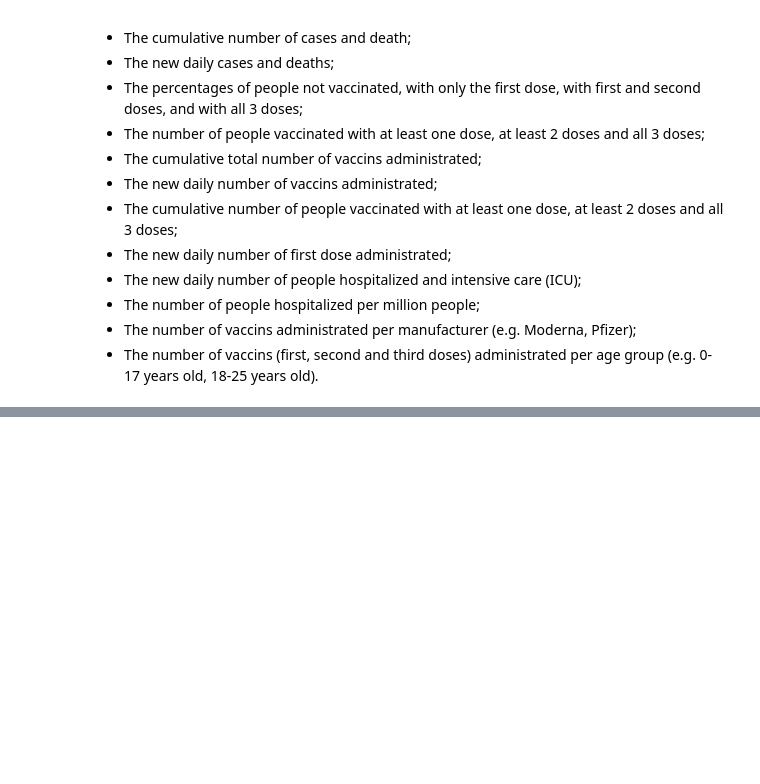
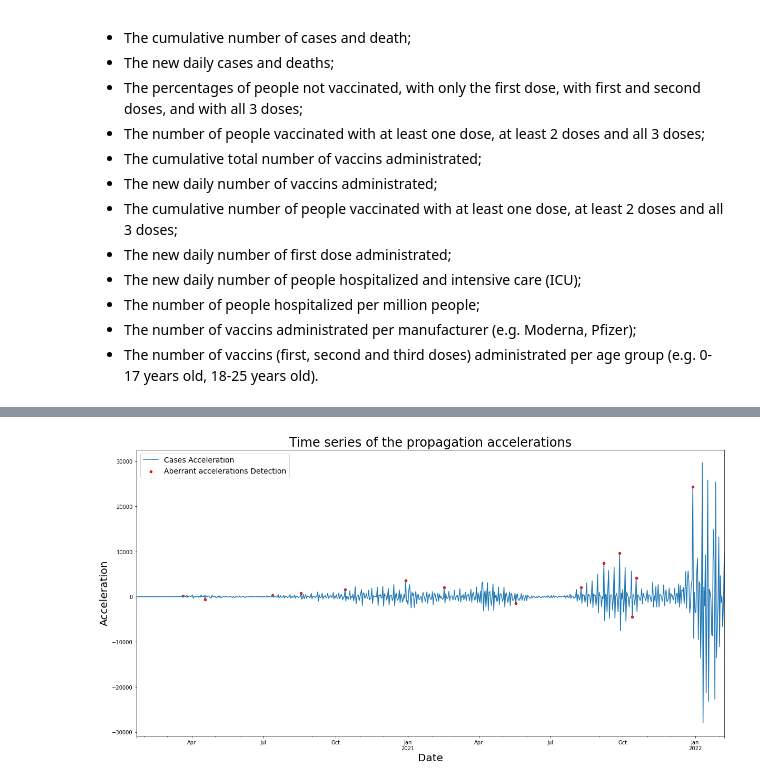
Before and after one commit to glapointe7/Covid19, a Jupyter notebook: Covid-19 Analysis.ipynb, the cells around one changed output, grey strips where cells are left out. Saved outputs shown, nothing was run; the diff lists cells and outputs as text; code cells hidden in the pictures; blank space fills up the shorter version.

```diff
--- a/Covid-19 Analysis.ipynb
+++ b/Covid-19 Analysis.ipynb
@@ -193,0 +367,5 @@ Dropdown(description='Sort by', index=1, options=('(Select a way to sort)', 'Tot
+# %%
+daily_cases['is_aberrant'] = PropagationModel.findAberrantAccelerations(np.array(daily_cases['cases_acceleration']), n=30, tau=2.5)
+PropagationModel.plotAberrantAccelerations(daily_cases)
+# %% [output]
+[figure, added]
```
Also changed, not shown: parts of 27 cells of this notebook, 4 other files.
